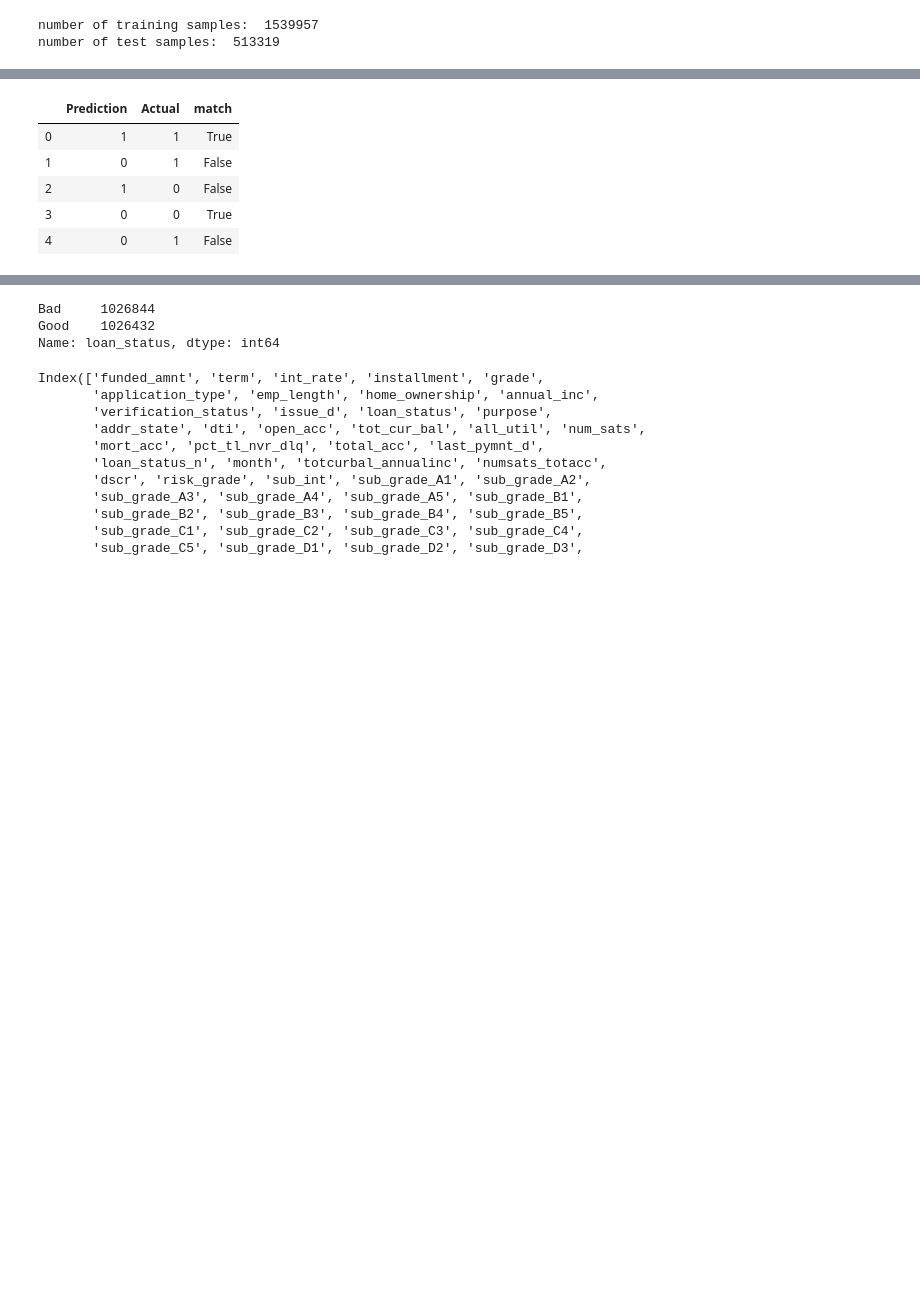
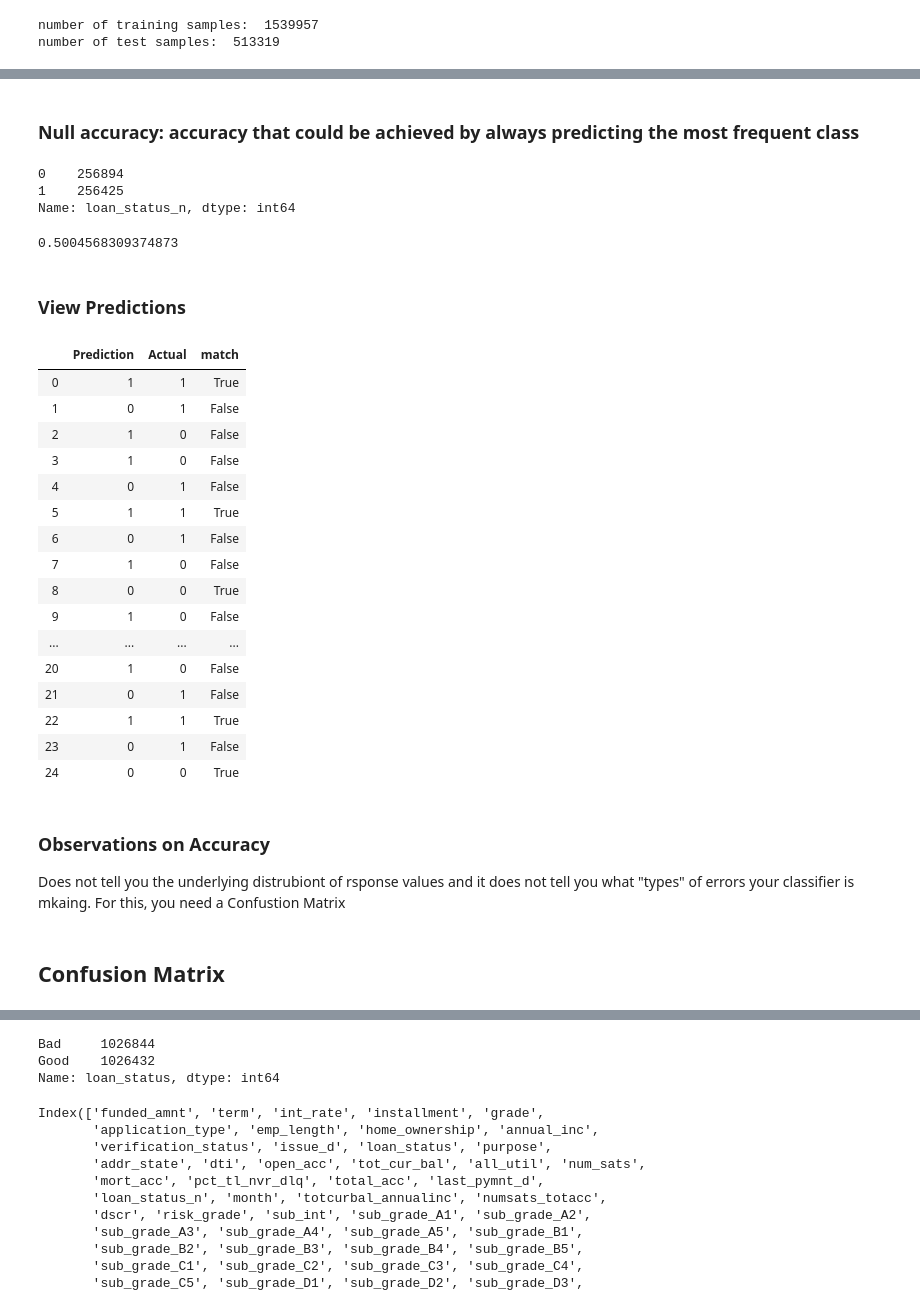
Before and after one commit to ppages01/FP_machinelearning, a Jupyter notebook: final.ipynb, the cells around one changed output, grey strips where cells are left out. Saved outputs shown, nothing was run; the diff lists cells and outputs as text; code cells hidden in the pictures; blank space fills up the shorter version.

Commit message:
sepaere model files for better performance

```diff
--- a/final.ipynb
+++ b/final.ipynb
@@ -2336,17 +2342,19 @@ Index(['funded_amnt', 'term', 'int_rate', 'installment', 'grade',
        'sub_grade_G1', 'sub_grade_G2', 'sub_grade_G3', 'sub_grade_G4',
        'sub_grade_G5'],
       dtype='object')
+# %%
+selected_features = combined_sample[['dti']]
 # %%
-selected_features = combined_sample[['sub_grade_A1', 'sub_grade_A2',
-       'sub_grade_A3', 'sub_grade_A4', 'sub_grade_A5', 'sub_grade_B1',
-       'sub_grade_B2', 'sub_grade_B3', 'sub_grade_B4', 'sub_grade_B5',
-       'sub_grade_C1', 'sub_grade_C2', 'sub_grade_C3', 'sub_grade_C4',
-       'sub_grade_C5', 'sub_grade_D1', 'sub_grade_D2', 'sub_grade_D3',
-       'sub_grade_D4', 'sub_grade_D5', 'sub_grade_E1', 'sub_grade_E2',
-       'sub_grade_E3', 'sub_grade_E4', 'sub_grade_E5', 'sub_grade_F1',
-       'sub_grade_F2', 'sub_grade_F3', 'sub_grade_F4', 'sub_grade_F5',
-       'sub_grade_G1', 'sub_grade_G2', 'sub_grade_G3', 'sub_grade_G4',
-       'sub_grade_G5']]
+# selected_features = combined_sample[['sub_grade_A1', 'sub_grade_A2',
+#        'sub_grade_A3', 'sub_grade_A4', 'sub_grade_A5', 'sub_grade_B1',
+#        'sub_grade_B2', 'sub_grade_B3', 'sub_grade_B4', 'sub_grade_B5',
+#        'sub_grade_C1', 'sub_grade_C2', 'sub_grade_C3', 'sub_grade_C4',
+#        'sub_grade_C5', 'sub_grade_D1', 'sub_grade_D2', 'sub_grade_D3',
+#        'sub_grade_D4', 'sub_grade_D5', 'sub_grade_E1', 'sub_grade_E2',
+#        'sub_grade_E3', 'sub_grade_E4', 'sub_grade_E5', 'sub_grade_F1',
+#        'sub_grade_F2', 'sub_grade_F3', 'sub_grade_F4', 'sub_grade_F5',
+#        'sub_grade_G1', 'sub_grade_G2', 'sub_grade_G3', 'sub_grade_G4',
+#        'sub_grade_G5']]
 # %%
 target = combined_sample['loan_status_n']
 target_names = ["Good", "Bad"]
@@ -2384,13 +2402,42 @@ rf.score(X_test, y_test)
+# %% [markdown]
+### Null accuracy: accuracy that could be achieved by always predicting the most frequent class
+# %%
+#examin the class distribution of th etesting set
+y_test.value_counts()
+# %% [output]
+0    256894
+1    256425
+Name: loan_status_n, dtype: int64
+# %%
+# calculate null accuracy (for binary classification problem coded as 0/1)
+# a dumb that always predicts that a loan is not bad, will be correct 50% of the time.
+# vs model accuracy of 55% Random Forrest does NOT look good
+max(y_test.mean(), 1 - y_test.mean())
+# %% [output]
+0.5004568309374873
+# %% [markdown]
+### View Predictions
 # %%
 y_pred = rf.predict(X_test)
 # %%
 results = pd.DataFrame({"Prediction":y_pred, "Actual":y_test}).reset_index(drop=True)
 results['match'] = results['Prediction'] == results['Actual']
-results.head()
+results[0:25]
 # %% [output]
 |  | Prediction | Actual | match |
 | 0 | 1 | 1 | True |
 | 1 | 0 | 1 | False |
 | 2 | 1 | 0 | False |
-| 3 | 0 | 0 | True |
+| 3 | 1 | 0 | False |
 | 4 | 0 | 1 | False |
+| 5 | 1 | 1 | True |
+| 6 | 0 | 1 | False |
+| 7 | 1 | 0 | False |
+| 8 | 0 | 0 | True |
+| 9 | 1 | 0 | False |
+| ... | ... | ... | ... |
+| 20 | 1 | 0 | False |
+| 21 | 0 | 1 | False |
+| 22 | 1 | 1 | True |
+| 23 | 0 | 1 | False |
+| 24 | 0 | 0 | True |
@@ -2399,3 +2444,8 @@ results.head()
+# %% [markdown]
+### Observations on Accuracy
+Does not tell you the underlying distrubiont of rsponse values and it does not tell you what "types" of errors your classifier is mkaing. For this, you need a Confustion Matrix
+# %% [markdown]
+## Confusion Matrix
 # %%
 cnf_matrix = confusion_matrix(y_test, y_pred)#y_pred_tree
 np.set_printoptions(precision=2)
```
Also changed, not shown: parts of 69 cells of this notebook, 3 other files.
